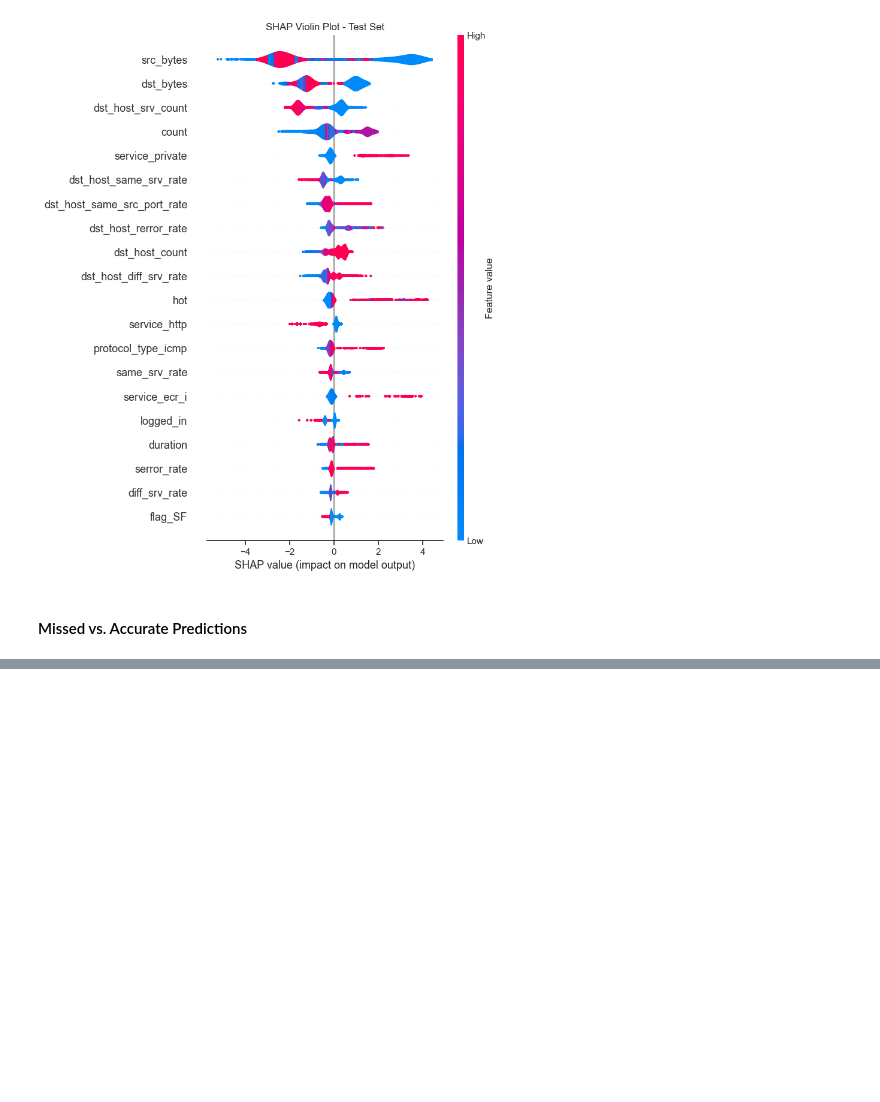
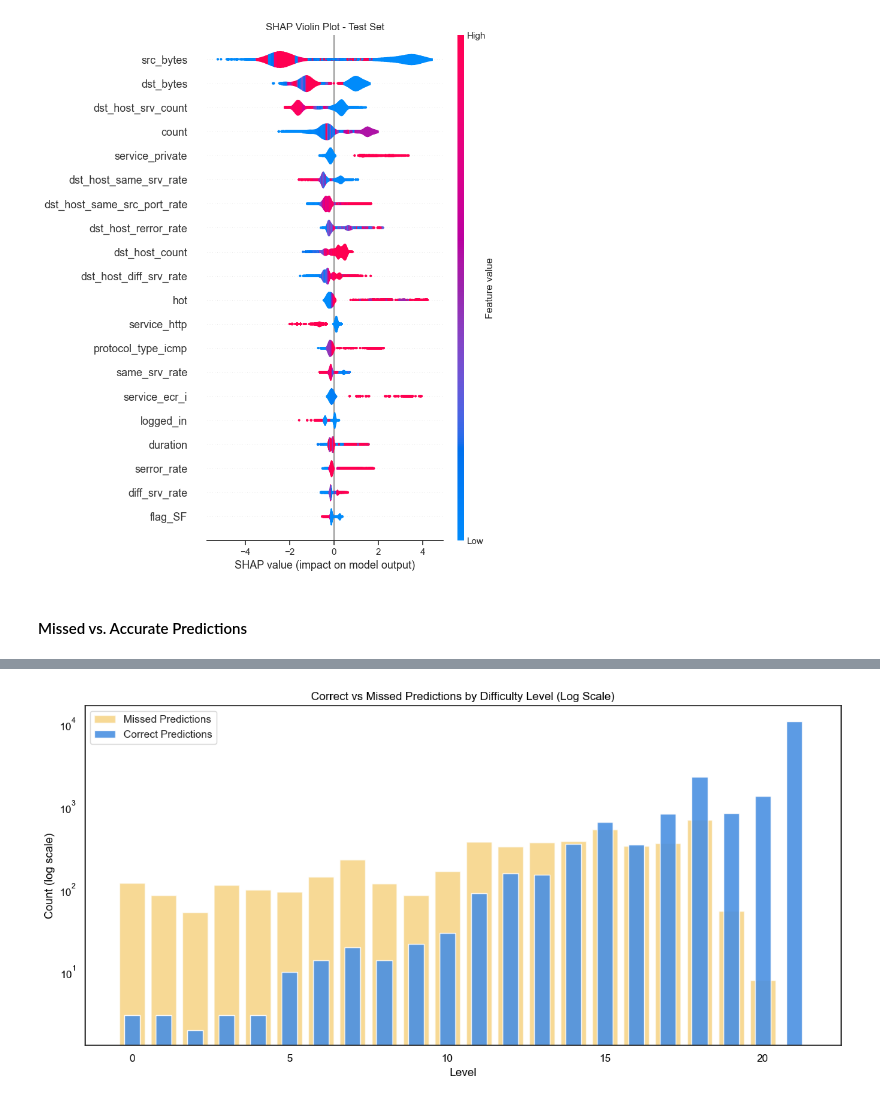
Before and after one commit to INFO-523-SU25/final-project-garcia-kyle, a Jupyter notebook: work.ipynb, the cells around one changed output, grey strips where cells are left out. Drawn from its saved outputs; the diff is of its cells as text; code cells hidden in the pictures; blank space fills up the shorter version.

Commit message:
Sample plots

```diff
--- a/work.ipynb
+++ b/work.ipynb
@@ -676,0 +605,69 @@ plt.show()
+# %%
+import pandas as pd
+import matplotlib.pyplot as plt
+
+# Ensure df_test_EDA has level info
+df_test_EDA = df_test_EDA.copy()
+df_test_EDA["difficulty_level"] = df_test.loc[df_test_EDA.index, "level"]
+
+# Build test dataframe
+df_test = pd.DataFrame({
+    "y_true": y_test,
+    "y_pred": y_pred,
+    "level": df_test_EDA["difficulty_level"].values
+})
+
+# Add correct column
+df_test["correct"] = df_test["y_true"] == df_test["y_pred"]
+
+# Group by level
+level_stats = (
+    df_test
+    .groupby("level")
+    .agg(
+        correct_count = ("correct", lambda x: x.sum()),
+        missed_count = ("correct", lambda x: (~x).sum())
+    )
+    .reset_index()
+)
+
+# Plot
+fig, ax = plt.subplots(figsize = (12, 6))
+
+# Missed predictions
+ax.bar(
+    level_stats["level"],
+    level_stats["missed_count"],
+    label = "Missed Predictions",
+    color = "#f2c14e",  # goldenrod
+    width = 0.8,
+    alpha = 0.6
+)
+
+# Correct predictions
+ax.bar(
+    level_stats["level"],
+    level_stats["correct_count"],
+    label = "Correct Predictions",
+    color = "#4a90e2",  # blue
+    width = 0.5,
+    alpha = 0.9
+)
+
+# Log scale for shared y-axis
+ax.set_yscale("log")
+
+# Labels and title
+ax.set_xlabel("Level", color = "black")
+ax.set_ylabel("Count (log scale)", color = "black")
+ax.set_title("Correct vs Missed Predictions by Difficulty Level (Log Scale)", color = "black")
+ax.tick_params(axis = "x", colors = "black")
+ax.tick_params(axis = "y", colors = "black")
+
+# Legend
+ax.legend(loc = "upper left", frameon = True)
+
+plt.tight_layout()
+plt.show()
+# %% [output]
+[figure, added]
```
Also changed, not shown: parts of 1 cell of this notebook.
